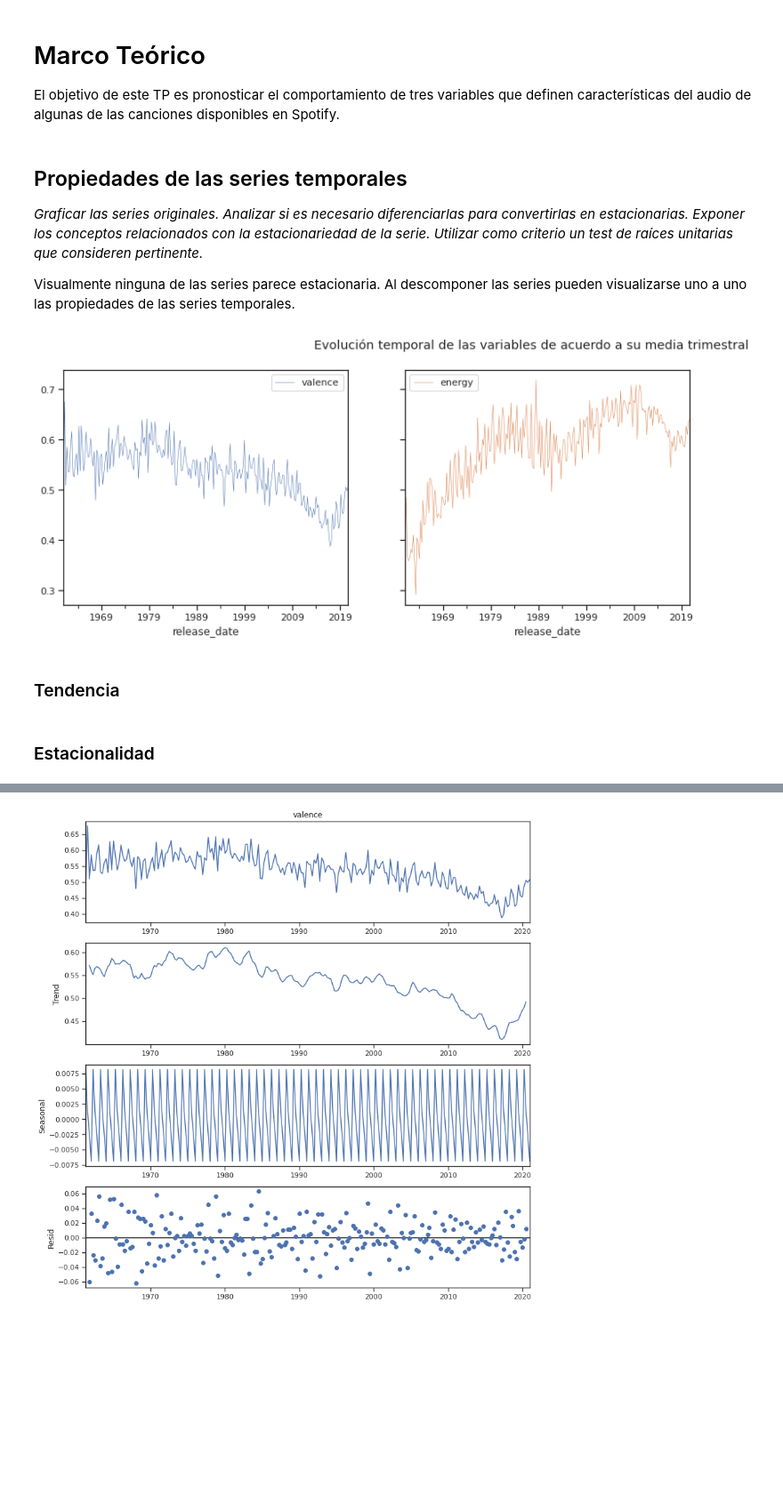
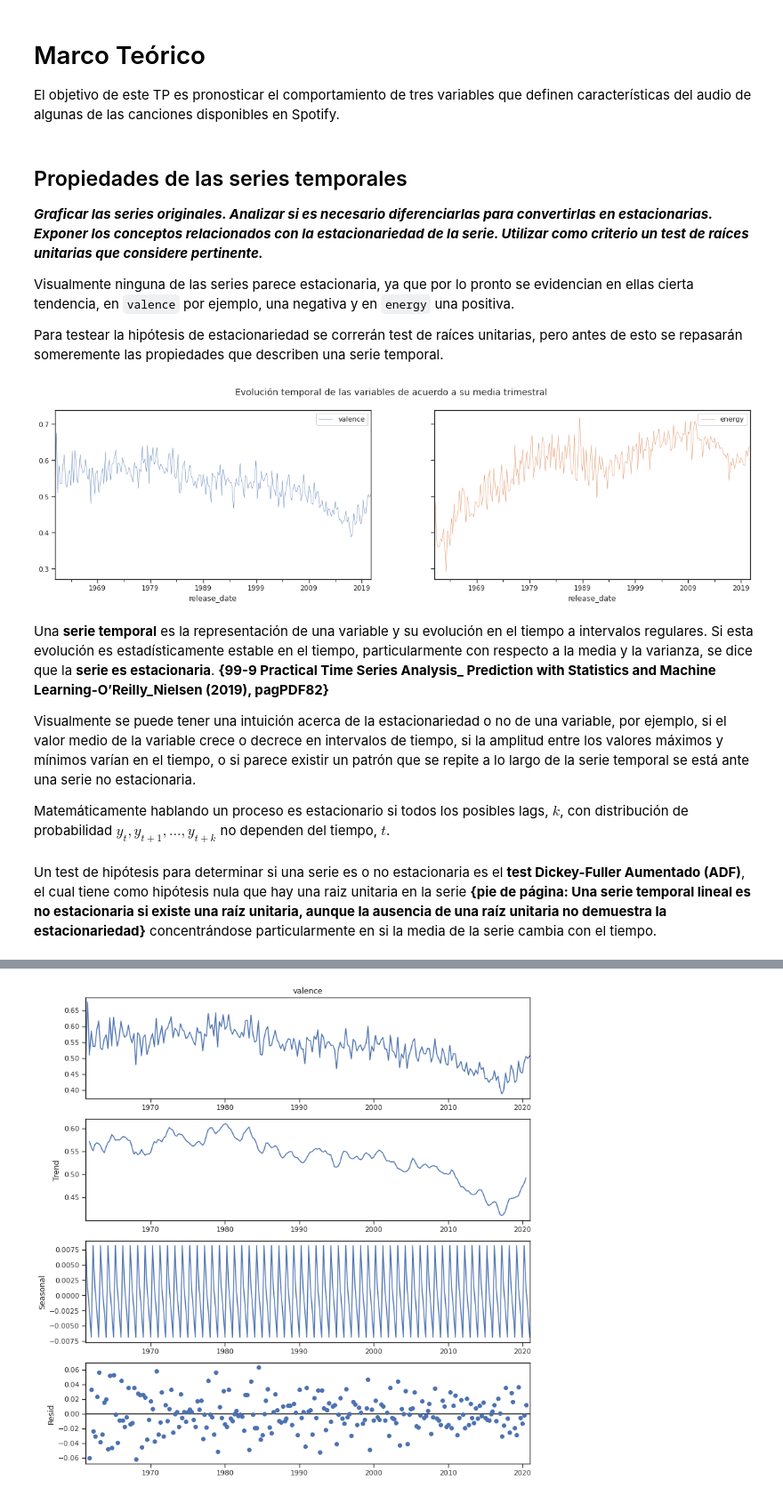
Before and after one commit to DianaScientist/uAustral-mcd-automatedML, a Jupyter notebook: TimeSeries_ARIMA_Spotify.ipynb, the cells around one changed output, grey strips where cells are left out. Shown at 89% size. Cells and saved outputs as stored; diff of their text form; code cells hidden in the pictures; blank space fills up the shorter version.

```diff
--- a/TimeSeries_ARIMA_Spotify.ipynb
+++ b/TimeSeries_ARIMA_Spotify.ipynb
@@ -157,20 +154,23 @@ El objetivo de este TP es pronosticar el comportamiento de tres variables que de
 # %% [markdown]
 ## Propiedades de las series temporales
 
-*Graficar las series originales. Analizar si es necesario diferenciarlas para convertirlas en estacionarias. Exponer los conceptos relacionados con la estacionariedad de la serie. Utilizar como criterio un test de raíces unitarias que consideren pertinente.*
+***Graficar las series originales. Analizar si es necesario diferenciarlas para convertirlas en estacionarias. Exponer los conceptos relacionados con la estacionariedad de la serie. Utilizar como criterio un test de raíces unitarias que considere pertinente.***
 
-Visualmente ninguna de las series parece estacionaria. Al descomponer las series pueden visualizarse uno a uno las propiedades de las series temporales.
+Visualmente ninguna de las series parece estacionaria, ya que por lo pronto se evidencian en ellas cierta tendencia,  en `valence` por ejemplo, una negativa y en `energy` una positiva.
+
+Para testear la hipótesis de estacionariedad se correrán test de raíces unitarias, pero antes de esto se repasarán someremente las propiedades que describen una serie temporal.
 # %%
 spotify.plot(subplots=True
-                    , linewidth=0.5
-                    , layout=(1, 3)
-                    , figsize=(20, 5)
-                    , sharex=False
-                    , sharey=True
-                    , title = 'Evolución temporal de las variables de acuerdo a su media trimestral');
+             , linewidth=0.5, layout=(1, 2), figsize=(20, 5)
+             , sharex=False, sharey=True
+             , title = 'Evolución temporal de las variables de acuerdo a su media trimestral');
 # %% [output]
-[figure, old version]
+[figure, new version]
-# %% [markdown]
-### Tendencia
-# %% [markdown]
-### Estacionalidad
+# %% [markdown]
+Una **serie temporal** es la representación de una variable y su evolución en el tiempo a intervalos regulares. Si esta evolución es estadísticamente estable en el tiempo, particularmente con respecto a la media y la varianza, se dice que la **serie es estacionaria**. **{99-9 Practical Time Series Analysis_ Prediction with Statistics and Machine Learning-O’Reilly_Nielsen (2019), pagPDF82}**
+
+Visualmente se puede tener una intuición acerca de la estacionariedad o no de una variable, por ejemplo, si el valor medio de la variable crece o decrece en intervalos de tiempo, si la amplitud entre los valores máximos y mínimos varían en el tiempo, o si parece existir un patrón que se repite a lo largo de la serie temporal se está ante una serie no estacionaria.
+
+Matemáticamente hablando un proceso es estacionario si todos los posibles lags, $k$, con distribución de probabilidad $y_{t}, y_{t+1}, ..., y_{t+k}$ no dependen del tiempo, $t$.
+# %% [markdown]
+Un test de hipótesis para determinar si una serie es o no estacionaria  es el **test Dickey-Fuller Aumentado (ADF)**, el cual tiene como hipótesis nula que hay una raiz unitaria en la serie **{pie de página: Una serie temporal lineal es no estacionaria si existe una raíz unitaria, aunque la ausencia de una raíz unitaria no demuestra la estacionariedad}** concentrándose particularmente en si la media de la serie cambia con el tiempo.
```
Also changed, not shown: parts of 75 cells of this notebook.
